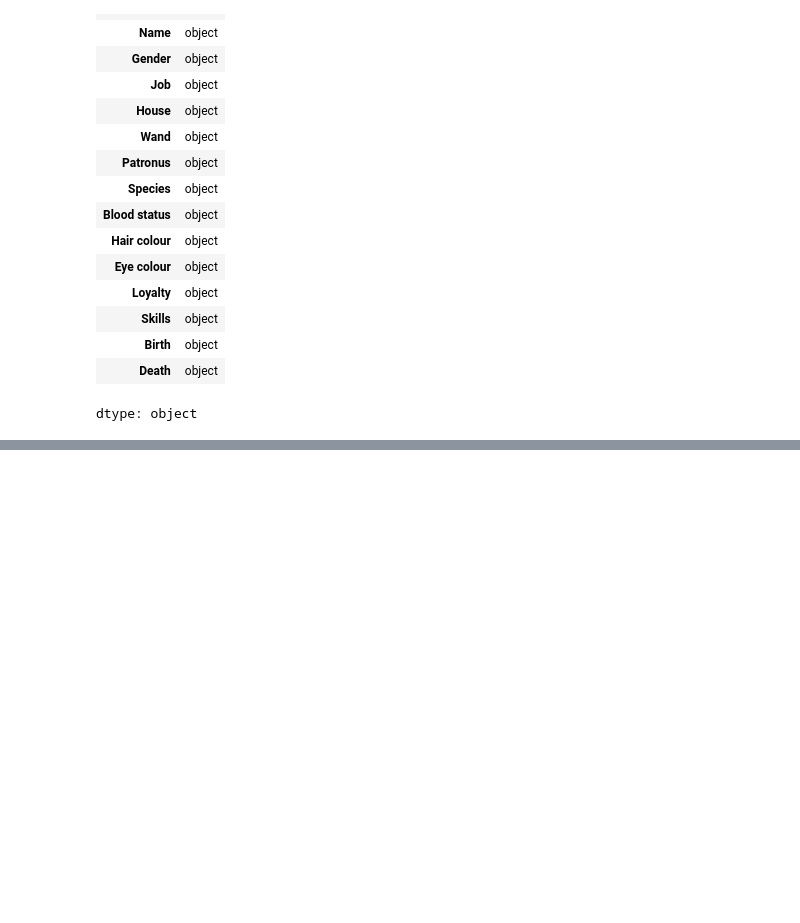
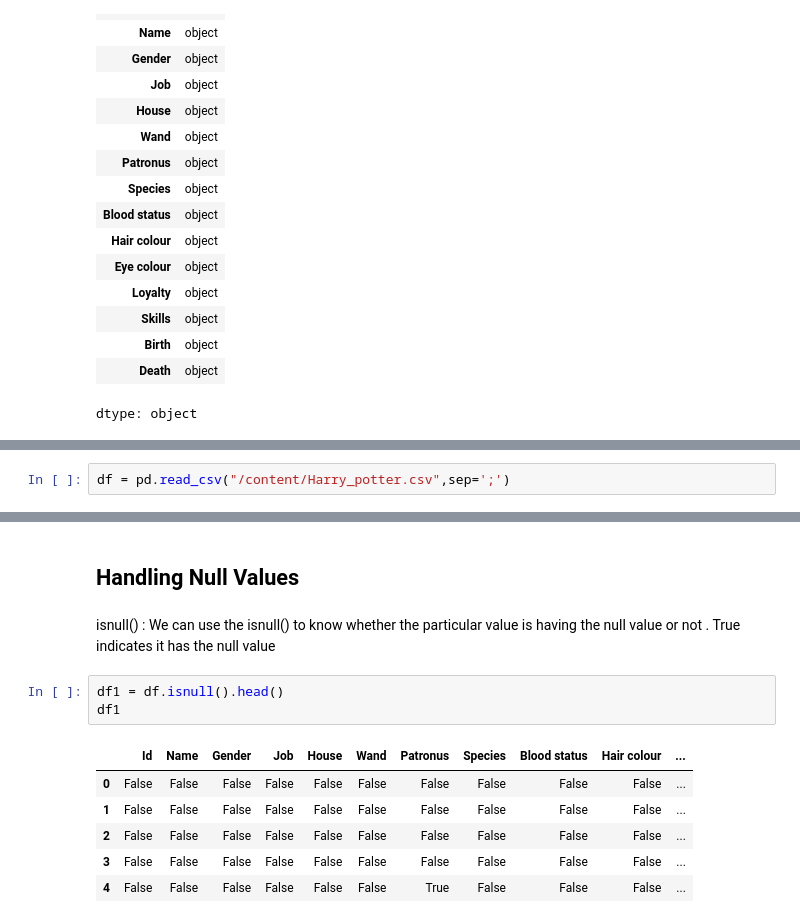
Before and after one commit to Snehamn24/pandas, a Jupyter notebook: Pandas_part2.ipynb, the cells around one changed output, grey strips where cells are left out. Saved outputs shown, nothing was run; the diff lists cells and outputs as text; blank space fills up the shorter version.

Commit message:
isnull()

```diff
--- a/Pandas_part2.ipynb
+++ b/Pandas_part2.ipynb
@@ -765,0 +802,2 @@ dtype: object
+# %%
+df = pd.read_csv("/content/Harry_potter.csv",sep=';')
@@ -765,0 +813,14 @@ dtype: object
+# %% [markdown]
+## Handling Null Values
+# %% [markdown]
+isnull() : We can use the isnull() to know whether the particular value is having the null value or not . True indicates it has the null value
+# %%
+df1 = df.isnull().head()
+df1
+# %% [output]
+|  | Id | Name | Gender | Job | House | Wand | Patronus | Species | Blood status | Hair colour | ... |
+| 0 | False | False | False | False | False | False | False | False | False | False | ... |
+| 1 | False | False | False | False | False | False | False | False | False | False | ... |
+| 2 | False | False | False | False | False | False | False | False | False | False | ... |
+| 3 | False | False | False | False | False | False | False | False | False | False | ... |
+| 4 | False | False | False | False | False | False | True | False | False | False | ... |
```
Also changed, not shown: parts of 21 cells of this notebook.
